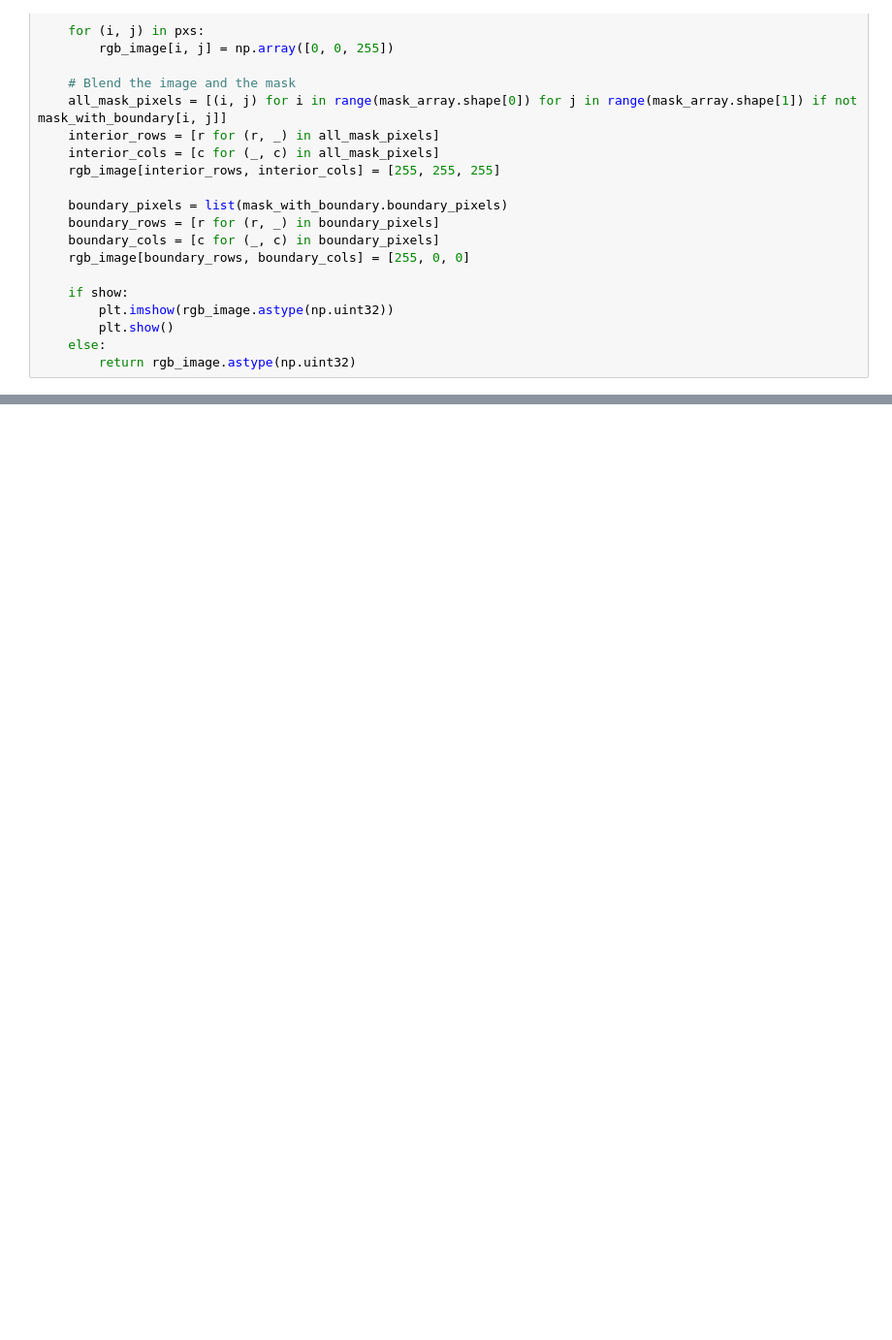
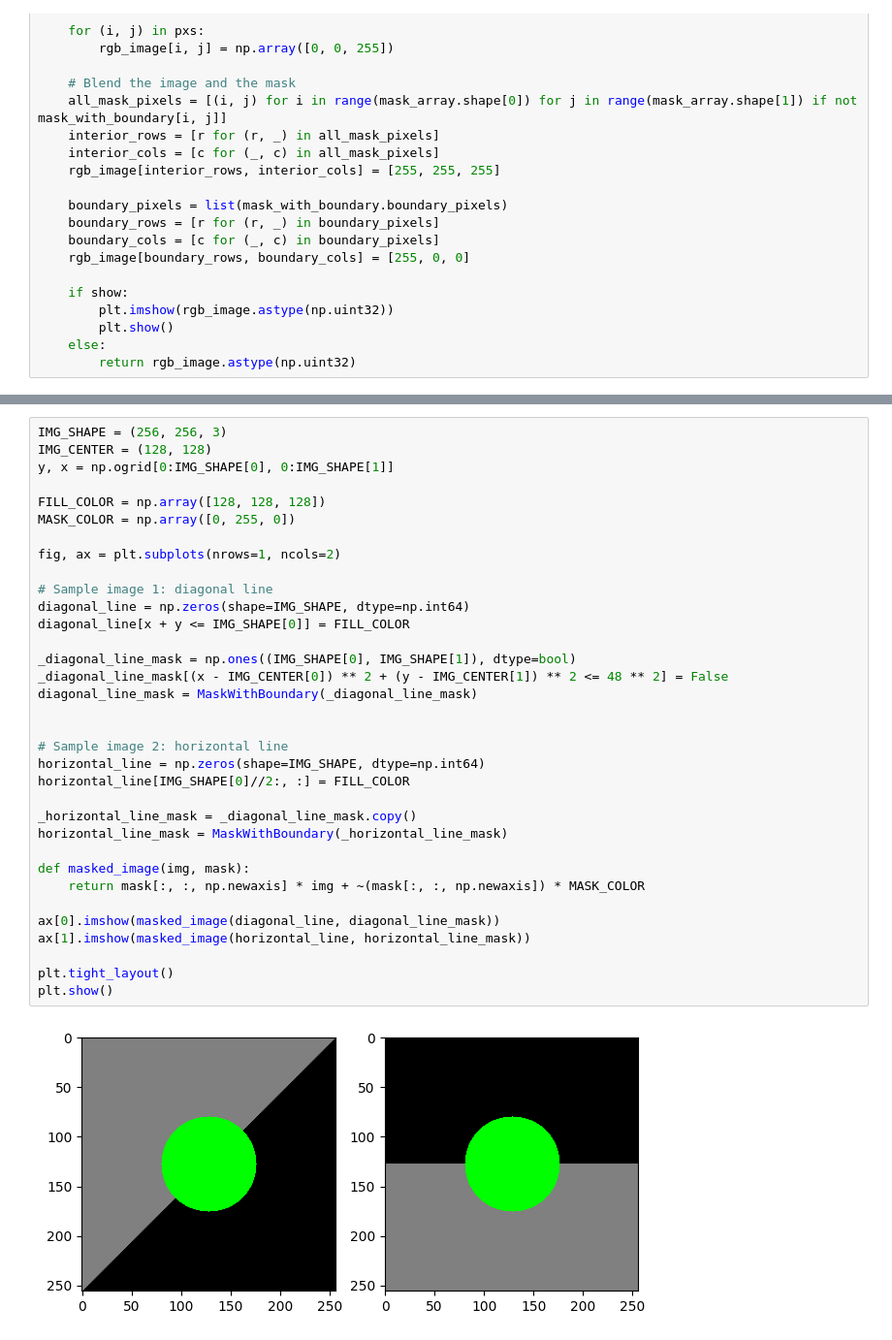
Before and after one commit to micahreich/patch-match, a Jupyter notebook: sequential/object-removal.ipynb, the cells around one changed output, grey strips where cells are left out. Shown at 97% size. Cells and saved outputs as stored; diff of their text form; blank space fills up the shorter version.

```diff
--- a/sequential/object-removal.ipynb
+++ b/sequential/object-removal.ipynb
@@ -416,4 +415,40 @@ class ExemplarImageInpaint:
 
         for x in timing_specs:
             print(f"{x}: {timing_specs[x][0] / n_iters * 1e3} ms avg, {timing_specs[x][1] * 1e3} ms max")
+# %%
+IMG_SHAPE = (256, 256, 3)
+IMG_CENTER = (128, 128)
+y, x = np.ogrid[0:IMG_SHAPE[0], 0:IMG_SHAPE[1]]
+
+FILL_COLOR = np.array([128, 128, 128])
+MASK_COLOR = np.array([0, 255, 0])
+
+fig, ax = plt.subplots(nrows=1, ncols=2)
+
+# Sample image 1: diagonal line
+diagonal_line = np.zeros(shape=IMG_SHAPE, dtype=np.int64)
+diagonal_line[x + y <= IMG_SHAPE[0]] = FILL_COLOR
+
+_diagonal_line_mask = np.ones((IMG_SHAPE[0], IMG_SHAPE[1]), dtype=bool)
+_diagonal_line_mask[(x - IMG_CENTER[0]) ** 2 + (y - IMG_CENTER[1]) ** 2 <= 48 ** 2] = False
+diagonal_line_mask = MaskWithBoundary(_diagonal_line_mask)
+
+
+# Sample image 2: horizontal line
+horizontal_line = np.zeros(shape=IMG_SHAPE, dtype=np.int64)
+horizontal_line[IMG_SHAPE[0]//2:, :] = FILL_COLOR
+
+_horizontal_line_mask = _diagonal_line_mask.copy()
+horizontal_line_mask = MaskWithBoundary(_horizontal_line_mask)
+
+def masked_image(img, mask):
+    return mask[:, :, np.newaxis] * img + ~(mask[:, :, np.newaxis]) * MASK_COLOR
+
+ax[0].imshow(masked_image(diagonal_line, diagonal_line_mask))
+ax[1].imshow(masked_image(horizontal_line, horizontal_line_mask))
+
+plt.tight_layout()
+plt.show()
+# %% [output]
+[figure, added]
 # %%
```
Also changed, not shown: parts of 4 cells of this notebook, 11 other files.
